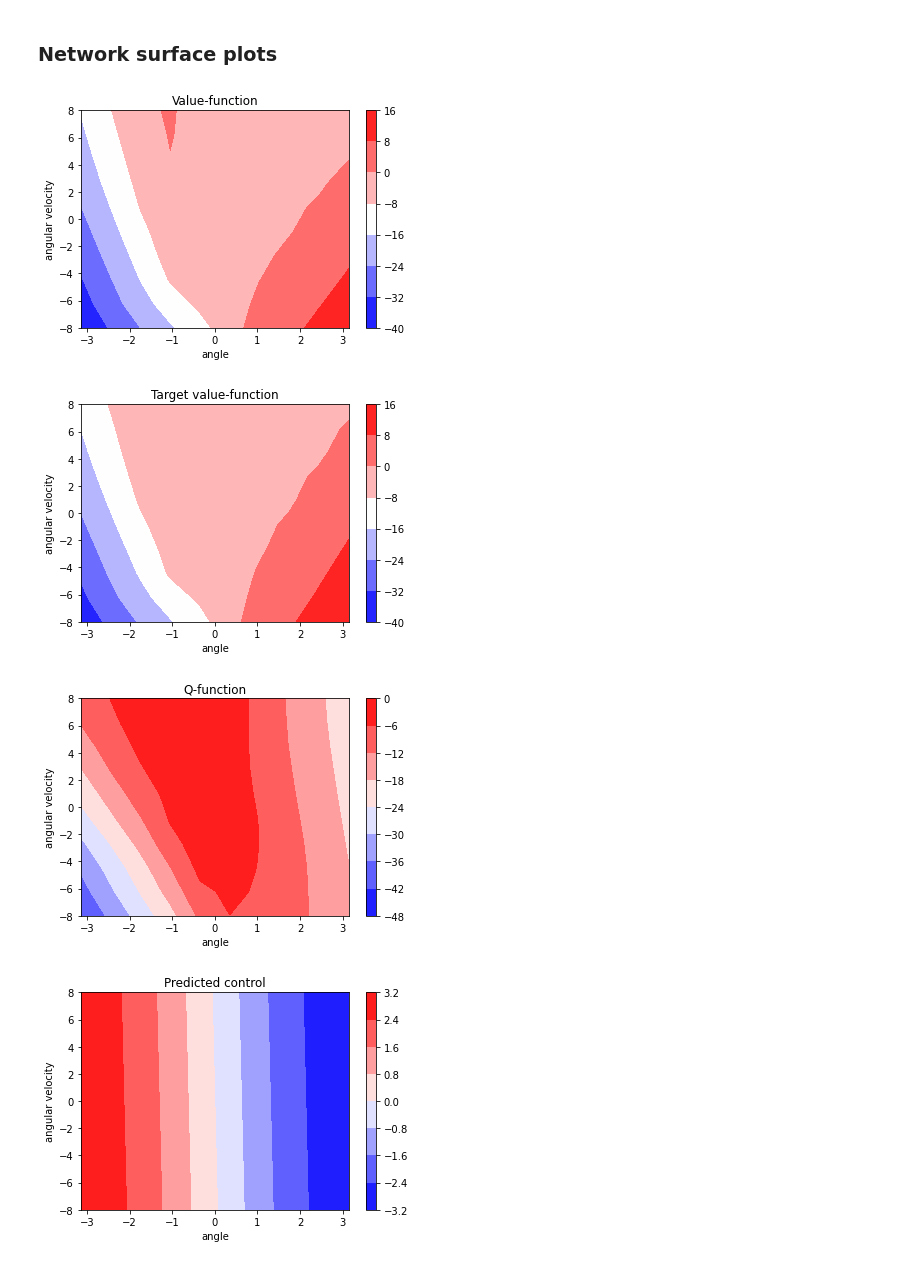
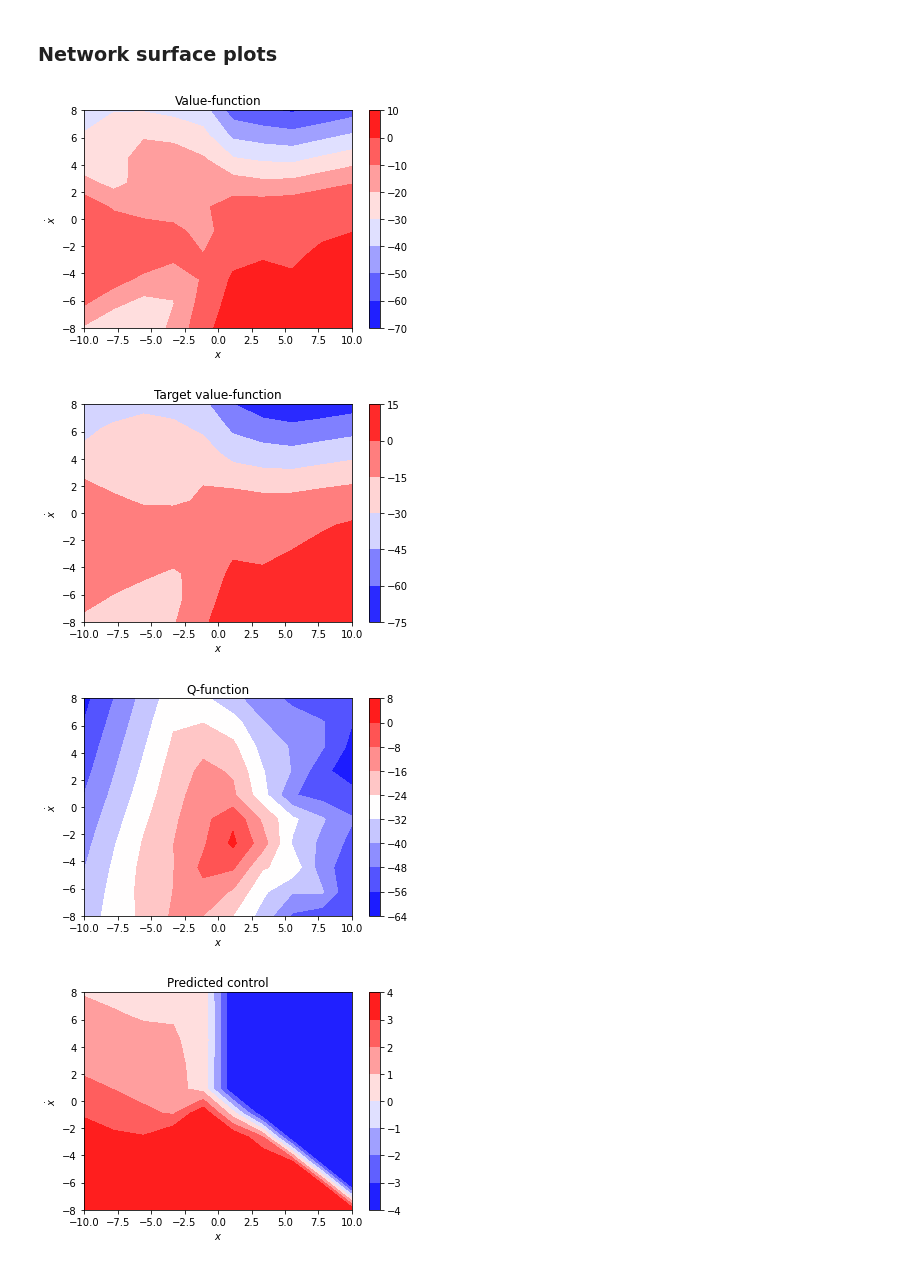
Before and after one commit to JopNiessen/SoftActorCritic, a Jupyter notebook: RecurrentSoftActorCritic_straightline_motion.ipynb, the cells around one changed output. Drawn from its saved outputs; the diff is of its cells as text; code cells hidden in the pictures.

Commit message:
fully include recurrent policy

```diff
--- a/RecurrentSoftActorCritic_straightline_motion.ipynb
+++ b/RecurrentSoftActorCritic_straightline_motion.ipynb
@@ -61,7 +61,7 @@ for seed in [0]:
 
     agent = create_agent(key)
 
-    agent.train(1000, key, plotting_interval=100, record=True)
+    agent.train(8000, key, plotting_interval=200, record=True)
 
     memory['recording'].append(agent.recording)
     memory['dt'].append(agent.env.dt)
@@ -126,9 +126,9 @@ def run_recurrent(
 # %% [markdown]
 ### Phase plane
 # %%
-key = jrandom.PRNGKey(0)
+key = jrandom.PRNGKey(1)
 N = 10
-x0 = jnp.array([-3, -3])
+x0 = jnp.array([3, 3])
 
 x_space = np.linspace(-10, 10, N)
 v_space = np.linspace(-4, 4, N)
@@ -139,8 +139,8 @@ qv = np.zeros((N,N))
 for i, x in enumerate(x_space):
   for j, v in enumerate(v_space):
     state = jnp.array([xv[i,j], vv[i,j]])
-    control = agent.actor.model.predict(state)
-    #control, _ = agent.rec_actor.model.predict_step(state, jnp.zeros(1), jnp.zeros(2))
+    #control = agent.actor.model.predict(state)
+    control, _ = agent.rec_actor.model.predict_step(state, jnp.zeros(1), state)
     dx, dv = agent.env.predict_deriv(state, control)*.1
     qx[i,j] = dx
     qv[i,j] = dv
@@ -148,14 +148,14 @@ for i, x in enumerate(x_space):
 fig, ax = plt.subplots()
 ax.scatter(0, 0, c='r', label='target')
 
-env = agent.env
-controller = agent.actor.model.predict
-S, Y = run(key, env, controller, 20, x0=x0)
-ax.plot(S[:,0], S[:,1], label='SAC controller')
+# env = agent.env
+# controller = agent.actor.model.predict
+# S, Y = run(key, env, controller, 20, x0=x0)
+# ax.plot(S[:,0], S[:,1], label='SAC controller')
 
 env = agent.env
 controller = agent.rec_actor.step
-S, Y = run_recurrent(key, env, controller, 20, x0=x0)
+S, Y = run_recurrent(key, env, controller, 5, x0=x0)
 ax.plot(S[:,0], S[:,1], label='Recurrent SAC controller')
 
 env = agent.env
@@ -179,7 +179,7 @@ Text(0.5, 1.0, 'Phase plane of the dynamics for a 1-d controlled particle')
 # Value and policy functions
 
 N = 10
-x_space = np.linspace(-np.pi, np.pi, N)
+x_space = np.linspace(-10, 10, N)
 v_space = np.linspace(-8, 8, N)
 xv, vv = np.meshgrid(x_space, v_space)
 Q = np.zeros((N, N))
@@ -193,43 +193,44 @@ for i, x in enumerate(x_space):
     state = jnp.array([x, v])                       # Polar coordinate system
     control = jnp.array([0])
     V[i, j] = agent.VF(state)
     V_target[i, j] = agent.VF_target(state)
     Q[i, j] = agent.q_min(state, control)
-    U[i, j] = agent.actor.model.predict(state)
+    control, _ = agent.rec_actor.model.predict_step(state, jnp.zeros(1), state)
+    U[i, j] = control #agent.actor.model.predict(state)
 
 fig, ax = plt.subplots()
 plt.contourf(xv, vv, V, cmap=cm.bwr)
 plt.colorbar()
-plt.xlabel('angle')
-plt.ylabel('angular velocity')
+plt.xlabel(r'$x$')
+plt.ylabel(r'$\dot{x}$')
 plt.title('Value-function')
 plt.show()
 
 fig, ax = plt.subplots()
 plt.contourf(xv, vv, V_target, cmap=cm.bwr)
 plt.colorbar()
-plt.xlabel('angle')
-plt.ylabel('angular velocity')
+plt.xlabel(r'$x$')
+plt.ylabel(r'$\dot{x}$')
 plt.title('Target value-function')
 plt.show()
 
 fig, ax = plt.subplots()
 plt.contourf(xv, vv, Q, cmap=cm.bwr)
 plt.colorbar()
-plt.xlabel('angle')
-plt.ylabel('angular velocity')
+plt.xlabel(r'$x$')
+plt.ylabel(r'$\dot{x}$')
 plt.title('Q-function')
 plt.show()
 
 fig, ax = plt.subplots()
 plt.contourf(xv, vv, U, cmap=cm.bwr)
 plt.colorbar()
-plt.xlabel('angle')
-plt.ylabel('angular velocity')
+plt.xlabel(r'$x$')
+plt.ylabel(r'$\dot{x}$')
 plt.title('Predicted control')
 plt.show()
 # %% [output]
-[figure, old version]
+[figure, new version]
-[figure, old version]
+[figure, new version]
-[figure, old version]
+[figure, new version]
-[figure, old version]
+[figure, new version]
```
Also changed, not shown: parts of 4 cells of this notebook, 5 other files.
